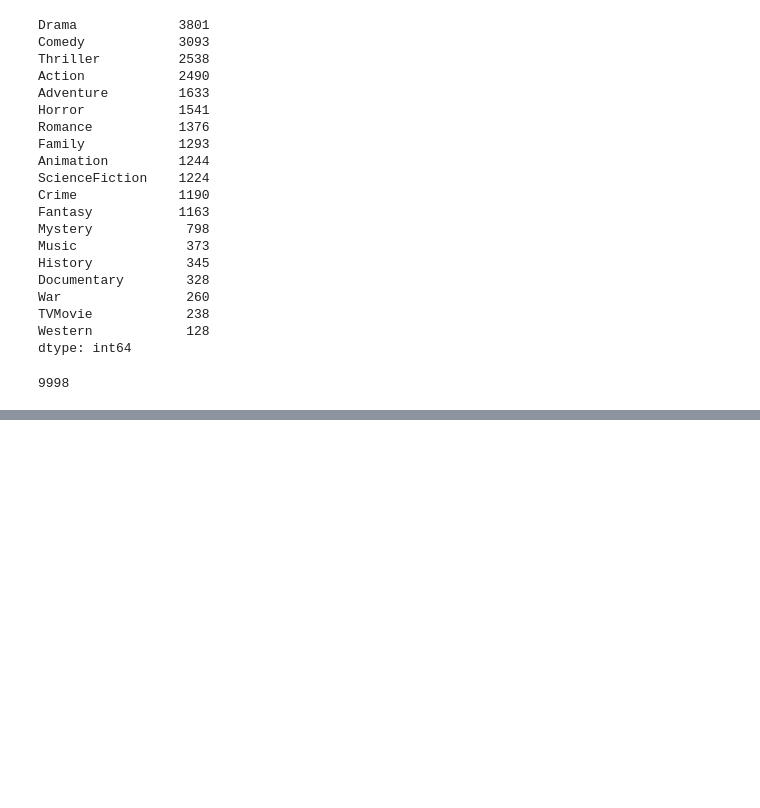
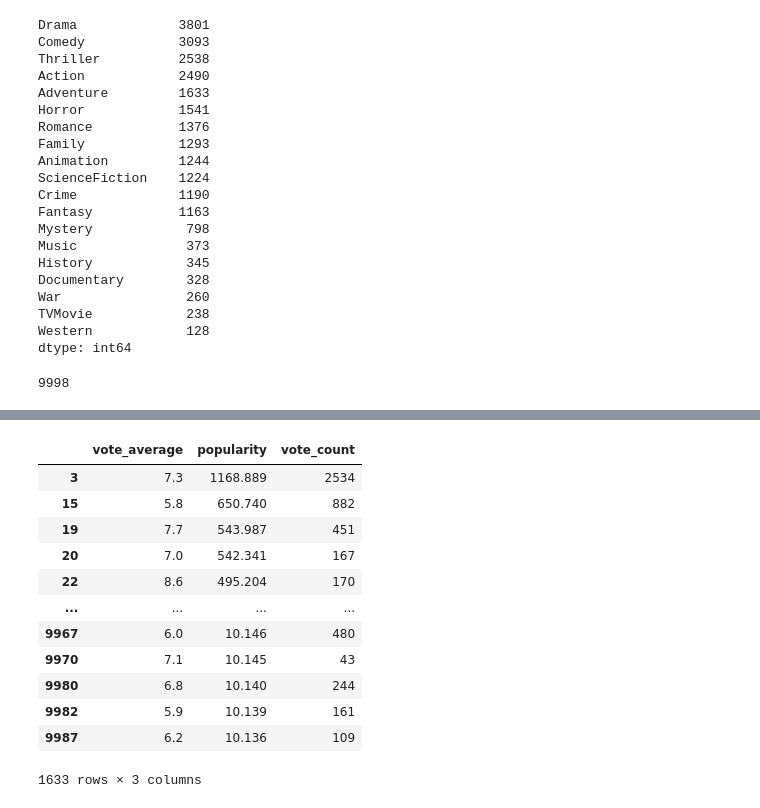
Before and after one commit to alimahzoon/Microsoft-Movie-Analysis, a Jupyter notebook: FirstAnalysisInProgress.ipynb, the cells around one changed output, grey strips where cells are left out. Drawn from its saved outputs; the diff is of its cells as text; code cells hidden in the pictures; blank space fills up the shorter version.

```diff
--- a/FirstAnalysisInProgress.ipynb
+++ b/FirstAnalysisInProgress.ipynb
@@ -215,0 +333,17 @@ new_df
+# %%
+
+new_df.loc[new_df['Adventure']==1, ['vote_average','popularity','vote_count']].sort_values(by=['popularity'],ascending=False)
+# %% [output]
+|  | vote_average | popularity | vote_count |
+| 3 | 7.3 | 1168.889 | 2534 |
+| 15 | 5.8 | 650.740 | 882 |
+| 19 | 7.7 | 543.987 | 451 |
+| 20 | 7.0 | 542.341 | 167 |
+| 22 | 8.6 | 495.204 | 170 |
+| ... | ... | ... | ... |
+| 9967 | 6.0 | 10.146 | 480 |
+| 9970 | 7.1 | 10.145 | 43 |
+| 9980 | 6.8 | 10.140 | 244 |
+| 9982 | 5.9 | 10.139 | 161 |
+| 9987 | 6.2 | 10.136 | 109 |
+1633 rows × 3 columns
```
Also changed, not shown: parts of 38 cells of this notebook, 2 other files.
